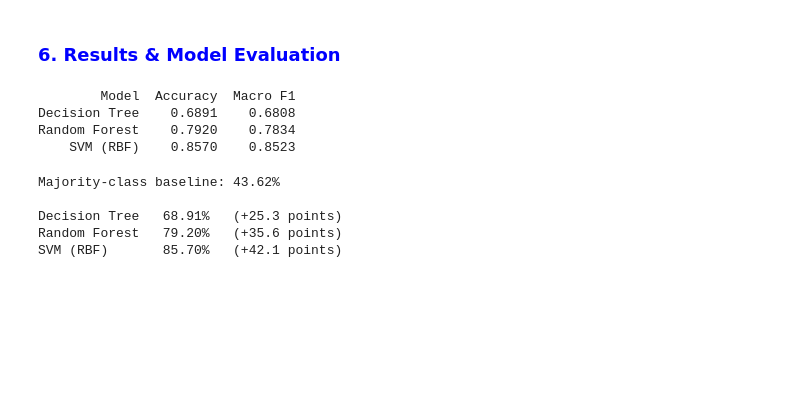
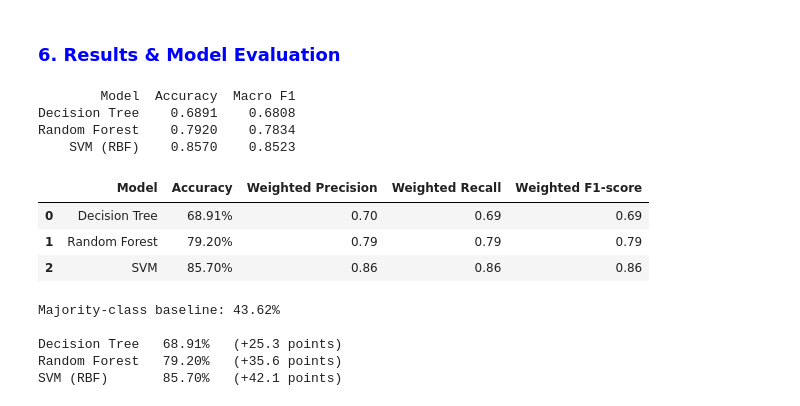
Before and after one commit to Dev-Panchal1/LD6051_ML_Group_Project_Student-Performance, a Jupyter notebook: LD6051_ML_Group_Project.ipynb, the cells around one changed output. Saved outputs shown, nothing was run; the diff lists cells and outputs as text; code cells hidden in the pictures; blank space fills up the shorter version.

Commit message:
Add weighted metrics comparison table

```diff
--- a/LD6051_ML_Group_Project.ipynb
+++ b/LD6051_ML_Group_Project.ipynb
@@ -632,6 +632,29 @@ print(comparison.round(4).to_string(index=False))
 Decision Tree    0.6891    0.6808
 Random Forest    0.7920    0.7834
     SVM (RBF)    0.8570    0.8523
+# %%
+# Comparative performance on the 1,322-record test set
+from sklearn.metrics import precision_score, recall_score
+
+results = []
+for name, preds in [("Decision Tree", y_pred_dt),
+                    ("Random Forest", y_pred_rf),
+                    ("SVM", y_pred_svm)]:
+    results.append({
+        "Model": name,
+        "Accuracy": f"{accuracy_score(y_test, preds):.2%}",
+        "Weighted Precision": round(precision_score(y_test, preds, average="weighted"), 2),
+        "Weighted Recall": round(recall_score(y_test, preds, average="weighted"), 2),
+        "Weighted F1-score": round(f1_score(y_test, preds, average="weighted"), 2)
+    })
+
+comparison_table = pd.DataFrame(results)
+comparison_table
+# %% [output]
+|  | Model | Accuracy | Weighted Precision | Weighted Recall | Weighted F1-score |
+| 0 | Decision Tree | 68.91% | 0.70 | 0.69 | 0.69 |
+| 1 | Random Forest | 79.20% | 0.79 | 0.79 | 0.79 |
+| 2 | SVM | 85.70% | 0.86 | 0.86 | 0.86 |
 # %%
 # Compare against baseline: what accuracy would we get by always guessing "Low"?
 baseline = df["Performance"].value_counts(normalize=True).max()
```
Also changed, not shown: parts of 1 cell of this notebook.
